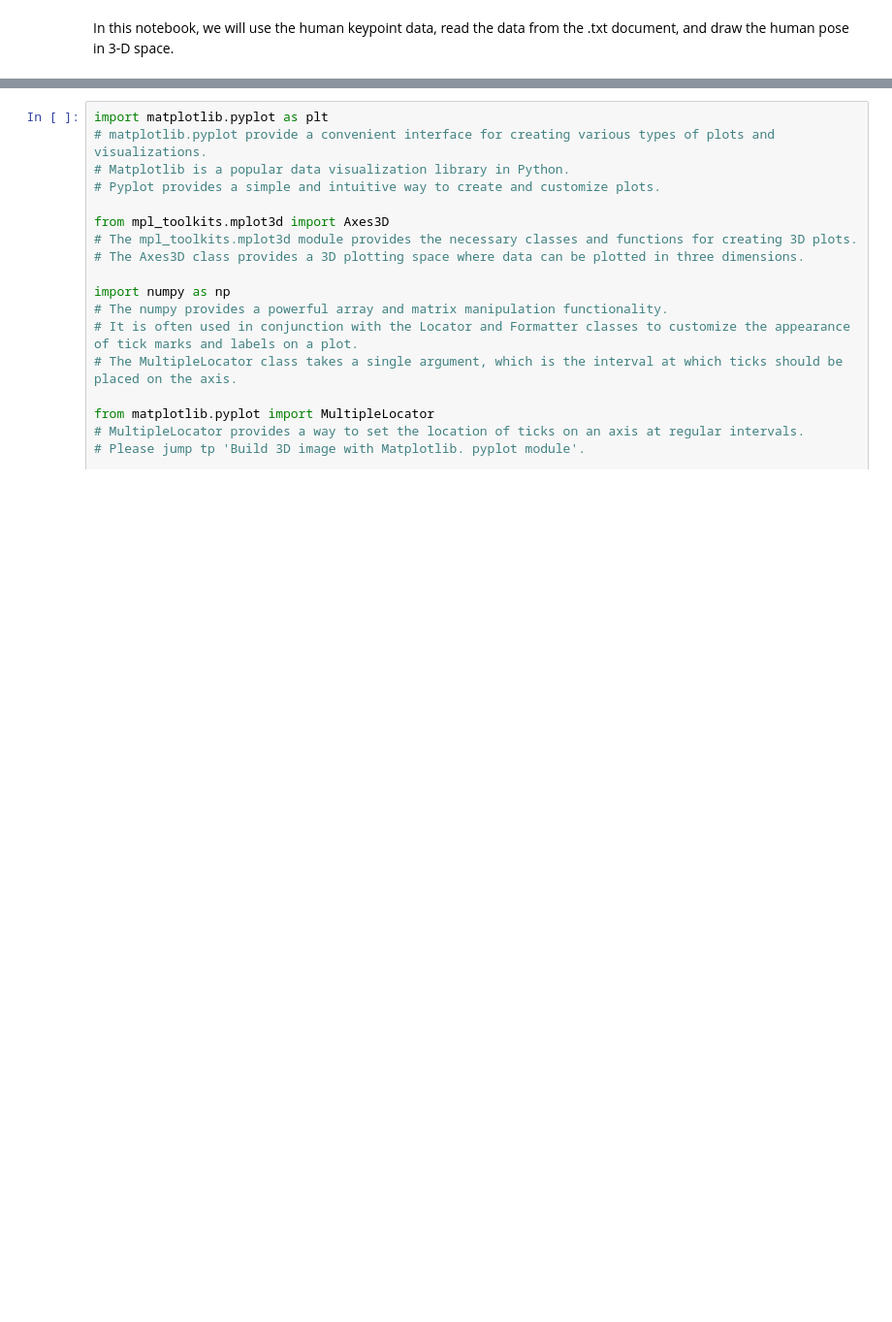
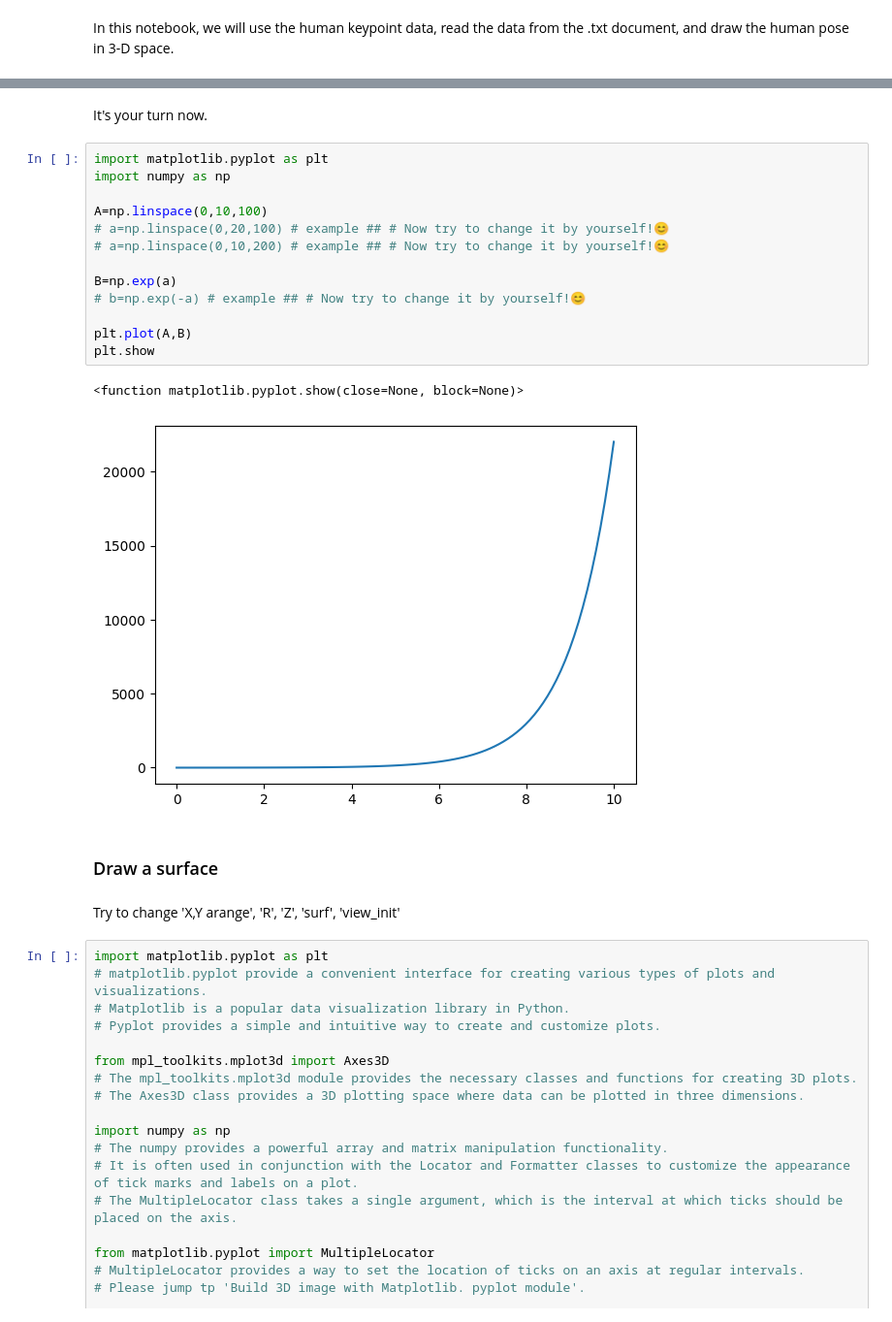
Before and after one commit to Yokhong/CIVL4210, a Jupyter notebook: H2_human_pose_in_3D_space/2.ipynb, the cells around one changed output, grey strips where cells are left out. Shown at 97% size. Saved outputs shown, nothing was run; the diff lists cells and outputs as text; blank space fills up the shorter version.

```diff
--- a/H2_human_pose_in_3D_space/2.ipynb
+++ b/H2_human_pose_in_3D_space/2.ipynb
@@ -46,6 +50,28 @@ plt.show
 # %% [output]
 <function matplotlib.pyplot.show(close=None, block=None)>
 [figure]
+# %% [markdown]
+It's your turn now.
+# %%
+import matplotlib.pyplot as plt
+import numpy as np
+
+A=np.linspace(0,10,100)
+# a=np.linspace(0,20,100) # example ## # Now try to change it by yourself!😊
+# a=np.linspace(0,10,200) # example ## # Now try to change it by yourself!😊
+
+B=np.exp(a)
+# b=np.exp(-a) # example ## # Now try to change it by yourself!😊
+
+plt.plot(A,B)
+plt.show
+# %% [output]
+<function matplotlib.pyplot.show(close=None, block=None)>
+[figure, added]
+# %% [markdown]
+### Draw a surface
+# %% [markdown]
+Try to change 'X,Y arange', 'R', 'Z', 'surf', 'view_init'
 # %%
 import matplotlib.pyplot as plt
 # matplotlib.pyplot provide a convenient interface for creating various types of plots and visualizations.
```
Also changed, not shown: parts of 5 cells of this notebook.
